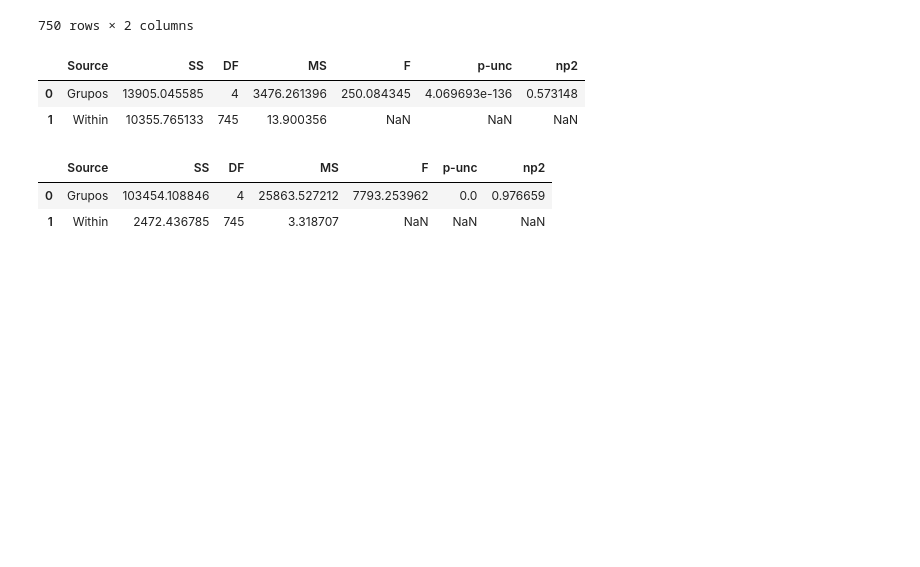
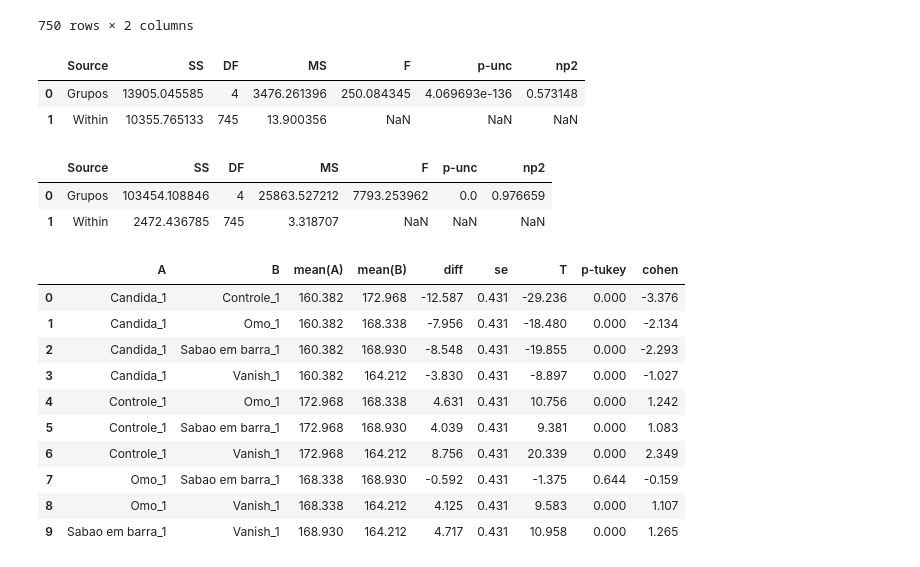
Before and after one commit to brdacunha/BECN, a Jupyter notebook: Valores_de_Cinza_BECN.ipynb, the cells around one changed output. Saved outputs shown, nothing was run; the diff lists cells and outputs as text; code cells hidden in the pictures; blank space fills up the shorter version.

```diff
--- a/Valores_de_Cinza_BECN.ipynb
+++ b/Valores_de_Cinza_BECN.ipynb
@@ -40,3 +40,18 @@ aov_2
 |  | Source | SS | DF | MS | F | p-unc | np2 |
 | 0 | Grupos | 103454.108846 | 4 | 25863.527212 | 7793.253962 | 0.0 | 0.976659 |
 | 1 | Within | 2472.436785 | 745 | 3.318707 | NaN | NaN | NaN |
+# %%
+pt_1 = pg.pairwise_tukey(data = df_1, dv = 'Valores de Cinza', between = 'Grupos', effsize = 'cohen') # Teste Tukey para verificar a diferença estatística entre os grupos - Tecido 1.
+pt_1.round(3)
+# %% [output]
+|  | A | B | mean(A) | mean(B) | diff | se | T | p-tukey | cohen |
+| 0 | Candida_1 | Controle_1 | 160.382 | 172.968 | -12.587 | 0.431 | -29.236 | 0.000 | -3.376 |
+| 1 | Candida_1 | Omo_1 | 160.382 | 168.338 | -7.956 | 0.431 | -18.480 | 0.000 | -2.134 |
+| 2 | Candida_1 | Sabao em barra_1 | 160.382 | 168.930 | -8.548 | 0.431 | -19.855 | 0.000 | -2.293 |
+| 3 | Candida_1 | Vanish_1 | 160.382 | 164.212 | -3.830 | 0.431 | -8.897 | 0.000 | -1.027 |
+| 4 | Controle_1 | Omo_1 | 172.968 | 168.338 | 4.631 | 0.431 | 10.756 | 0.000 | 1.242 |
+| 5 | Controle_1 | Sabao em barra_1 | 172.968 | 168.930 | 4.039 | 0.431 | 9.381 | 0.000 | 1.083 |
+| 6 | Controle_1 | Vanish_1 | 172.968 | 164.212 | 8.756 | 0.431 | 20.339 | 0.000 | 2.349 |
+| 7 | Omo_1 | Sabao em barra_1 | 168.338 | 168.930 | -0.592 | 0.431 | -1.375 | 0.644 | -0.159 |
+| 8 | Omo_1 | Vanish_1 | 168.338 | 164.212 | 4.125 | 0.431 | 9.583 | 0.000 | 1.107 |
+| 9 | Sabao em barra_1 | Vanish_1 | 168.930 | 164.212 | 4.717 | 0.431 | 10.958 | 0.000 | 1.265 |
```
Also changed, not shown: parts of 3 cells of this notebook.
